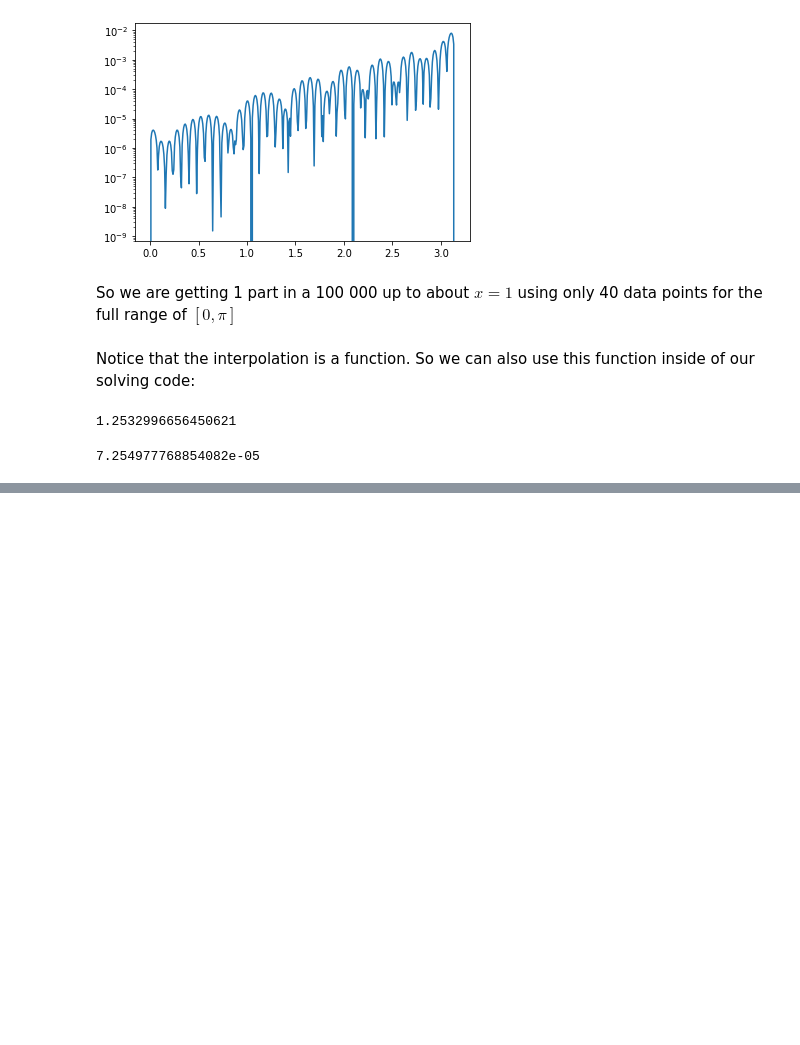
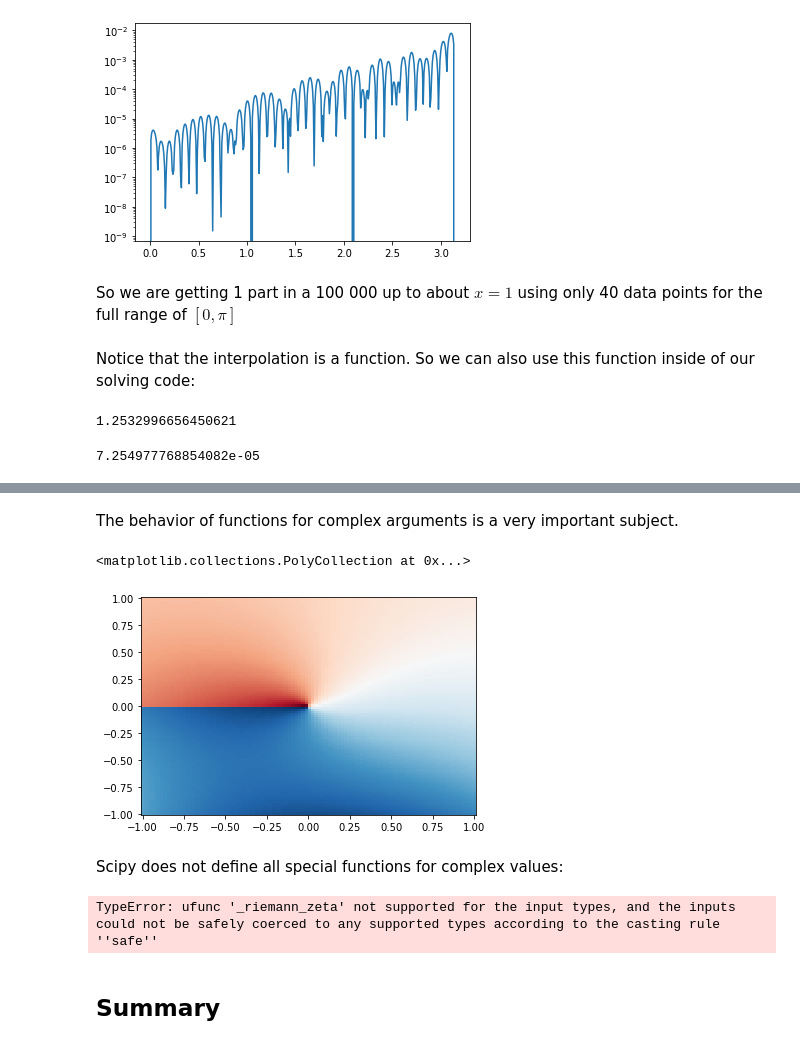
Before and after one commit to drgreen/COGS18_22, a Jupyter notebook: Topic4a Scipy.ipynb, the cells around one changed output, grey strips where cells are left out. Cells and saved outputs as stored; diff of their text form; code cells hidden in the pictures; blank space fills up the shorter version.

```diff
--- a/Topic4a Scipy.ipynb
+++ b/Topic4a Scipy.ipynb
@@ -359,0 +384,17 @@ np.sin(2*1.2532996656450606**2)
+# %% [markdown]
+The behavior of functions for complex arguments is a very important subject.
+# %%
+x=y=np.linspace(-1,1,102)
+X,Y=np.meshgrid(x,y)
+plt.pcolor(X,Y,np.real(sp.hankel1(0.2,X+(0+1j)*Y)),cmap='RdBu',shading='auto')
+# %% [output]
+<matplotlib.collections.PolyCollection at 0x...>
+[figure, added]
+# %% [markdown]
+Scipy does not define all special functions for complex values:
+# %%
+sp.zeta(1j)
+# %% [output]
+TypeError: ufunc '_riemann_zeta' not supported for the input types, and the inputs could not be safely coerced to any supported types according to the casting rule ''safe''
+# %% [markdown]
+## Summary
```
Also changed, not shown: parts of 10 cells of this notebook.
